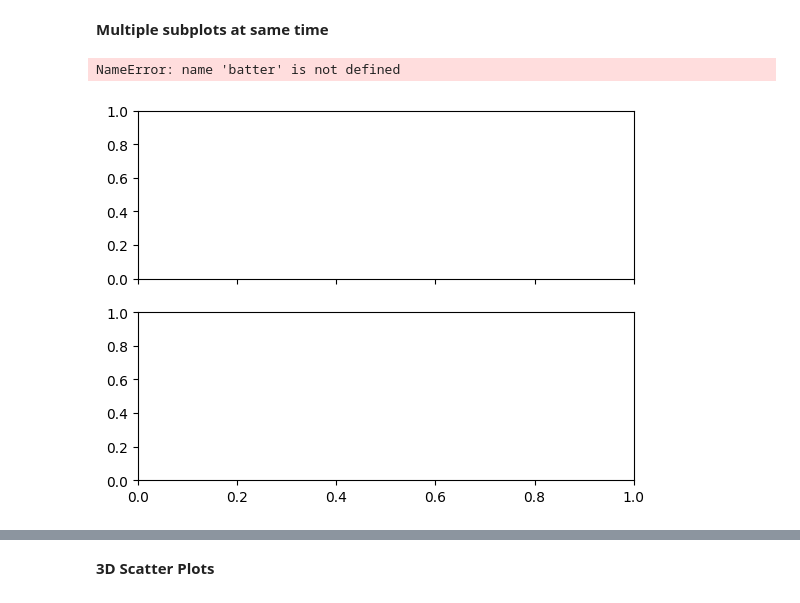
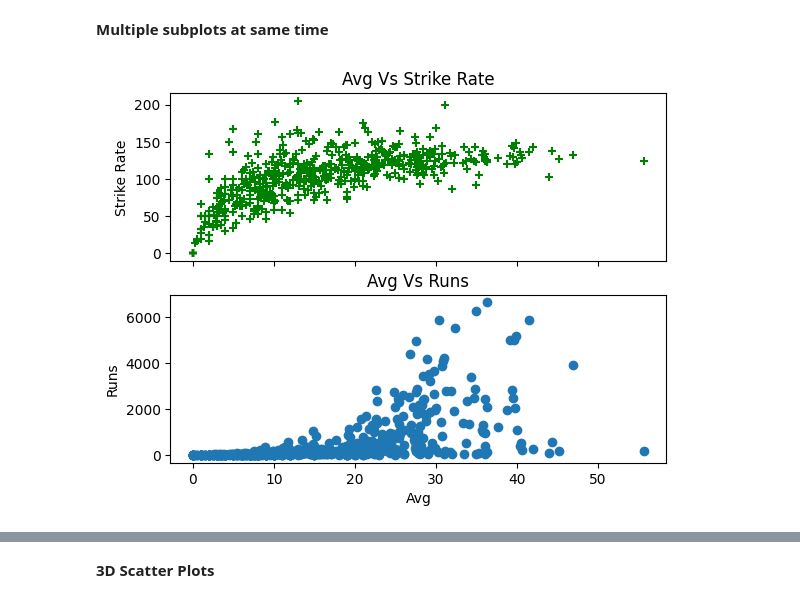
Before and after one commit to akashpagi/MATPLOTLIB-PLOTTING-LIBRARY-FOR-DATA-SCIECNE, a Jupyter notebook: SESSION 24 - ADVANCED MATPLOTLIB.ipynb, the cells around one changed output, grey strips where cells are left out. Drawn from its saved outputs; the diff is of its cells as text; code cells hidden in the pictures.

```diff
--- a/SESSION 24 - ADVANCED MATPLOTLIB.ipynb
+++ b/SESSION 24 - ADVANCED MATPLOTLIB.ipynb
@@ -213,19 +194,19 @@ Text(0, 0.5, 'Strike rate')
 **Multiple subplots at same time**
 # %%
 fig, ax = plt.subplots(nrows=2,ncols=1, sharex=True)
-ax[0].scatter(batter['avg'],batter['strike_rate'], color='g',marker='+')
+ax[0].scatter(batters['avg'],batters['strike_rate'],
+              color='g',marker='+')
 ax[0].set_title('Avg Vs Strike Rate')
 #ax[0].set_xlabel('Avg')
 ax[0].set_ylabel('Strike Rate')
 
-ax[1].scatter(batter['avg'],batter['runs'])
+ax[1].scatter(batters['avg'],batters['runs'])
 ax[1].set_title('Avg Vs Runs')
 ax[1].set_xlabel('Avg')
 ax[1].set_ylabel('Runs')
 plt.show()
 # %% [output]
-NameError: name 'batter' is not defined
-[figure, old version]
+[figure, new version]
 # %%
 # multiple plots
 fig, ax = plt.subplots(nrows=2,ncols=2)
```
Also changed, not shown: parts of 31 cells of this notebook.
